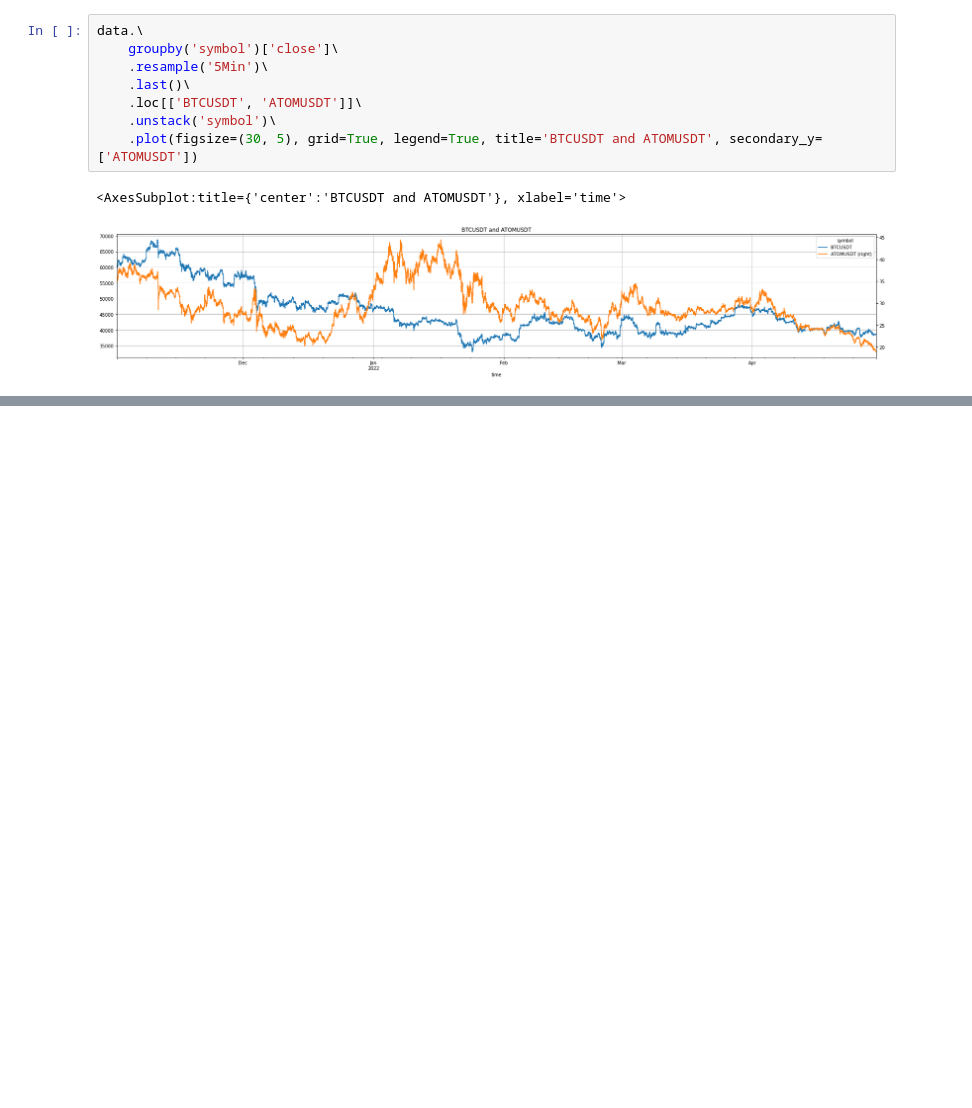
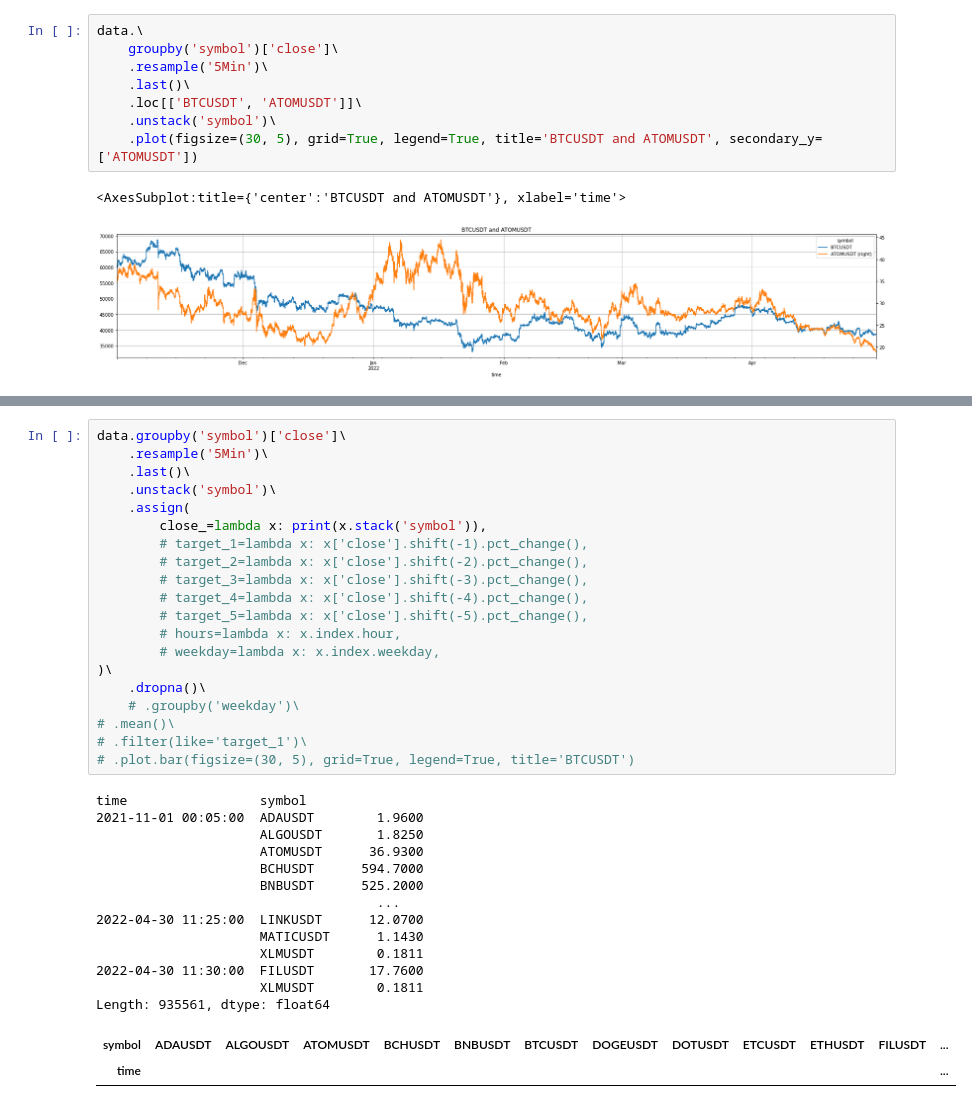
Before and after one commit to sergio12S/youtoube, a Jupyter notebook: research/relationships_regression.ipynb, the cells around one changed output, grey strips where cells are left out. Cells and saved outputs as stored; diff of their text form; blank space fills up the shorter version.

```diff
--- a/research/relationships_regression.ipynb
+++ b/research/relationships_regression.ipynb
@@ -202,0 +276,36 @@ data.groupby('symbol')['close']\
+# %%
+data.groupby('symbol')['close']\
+    .resample('5Min')\
+    .last()\
+    .unstack('symbol')\
+    .assign(
+        close_=lambda x: print(x.stack('symbol')),
+        # target_1=lambda x: x['close'].shift(-1).pct_change(),
+        # target_2=lambda x: x['close'].shift(-2).pct_change(),
+        # target_3=lambda x: x['close'].shift(-3).pct_change(),
+        # target_4=lambda x: x['close'].shift(-4).pct_change(),
+        # target_5=lambda x: x['close'].shift(-5).pct_change(),
+        # hours=lambda x: x.index.hour,
+        # weekday=lambda x: x.index.weekday,
+)\
+    .dropna()\
+    # .groupby('weekday')\
+# .mean()\
+# .filter(like='target_1')\
+# .plot.bar(figsize=(30, 5), grid=True, legend=True, title='BTCUSDT')
+# %% [output]
+time                 symbol
+2021-11-01 00:05:00  ADAUSDT        1.9600
+                     ALGOUSDT       1.8250
+                     ATOMUSDT      36.9300
+                     BCHUSDT      594.7000
+                     BNBUSDT      525.2000
+                                    ...
+2022-04-30 11:25:00  LINKUSDT      12.0700
+                     MATICUSDT      1.1430
+                     XLMUSDT        0.1811
+2022-04-30 11:30:00  FILUSDT       17.7600
+                     XLMUSDT        0.1811
+Length: 935561, dtype: float64
+| symbol | ADAUSDT | ALGOUSDT | ATOMUSDT | BCHUSDT | BNBUSDT | BTCUSDT | DOGEUSDT | DOTUSDT | ETCUSDT | ETHUSDT | FILUSDT | ... |
+| time |  |  |  |  |  |  |  |  |  |  |  | ... |
```
Also changed, not shown: parts of 5 cells of this notebook.
